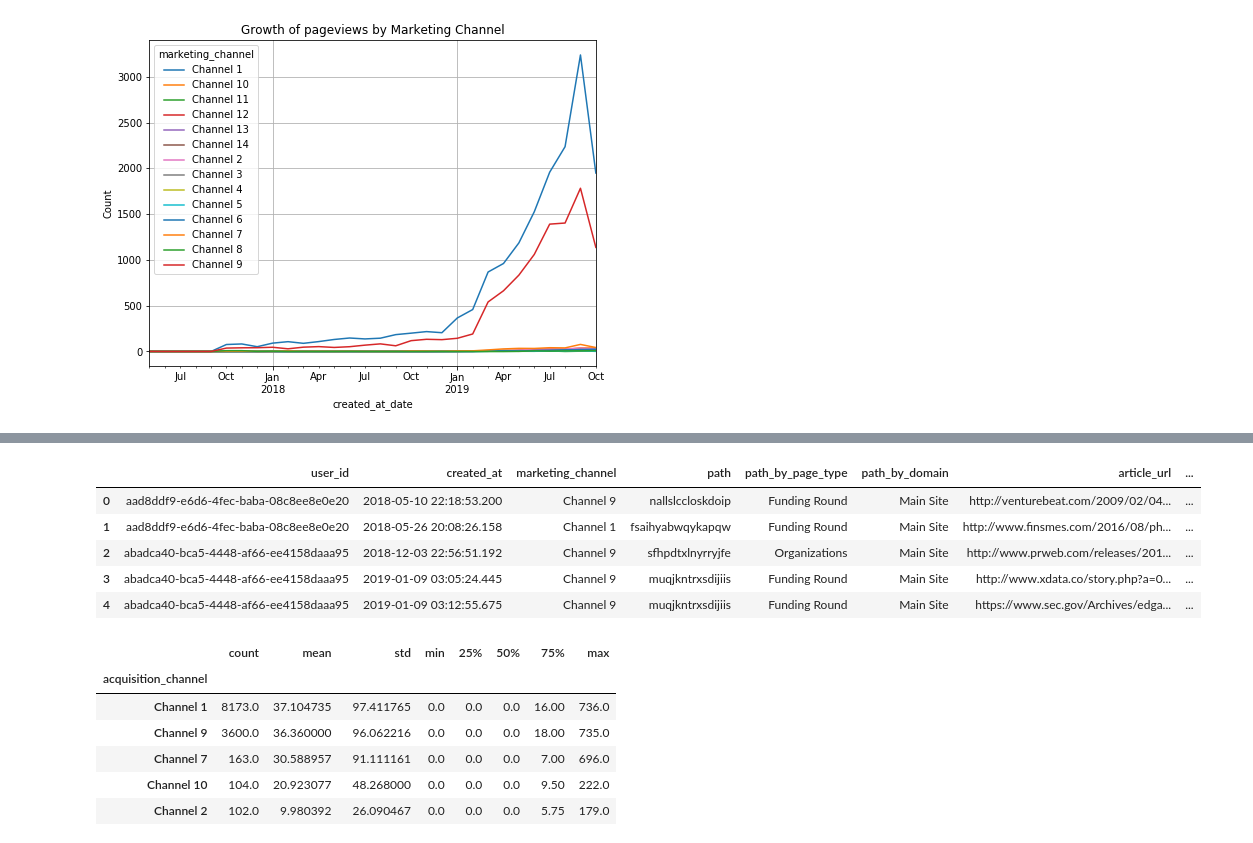
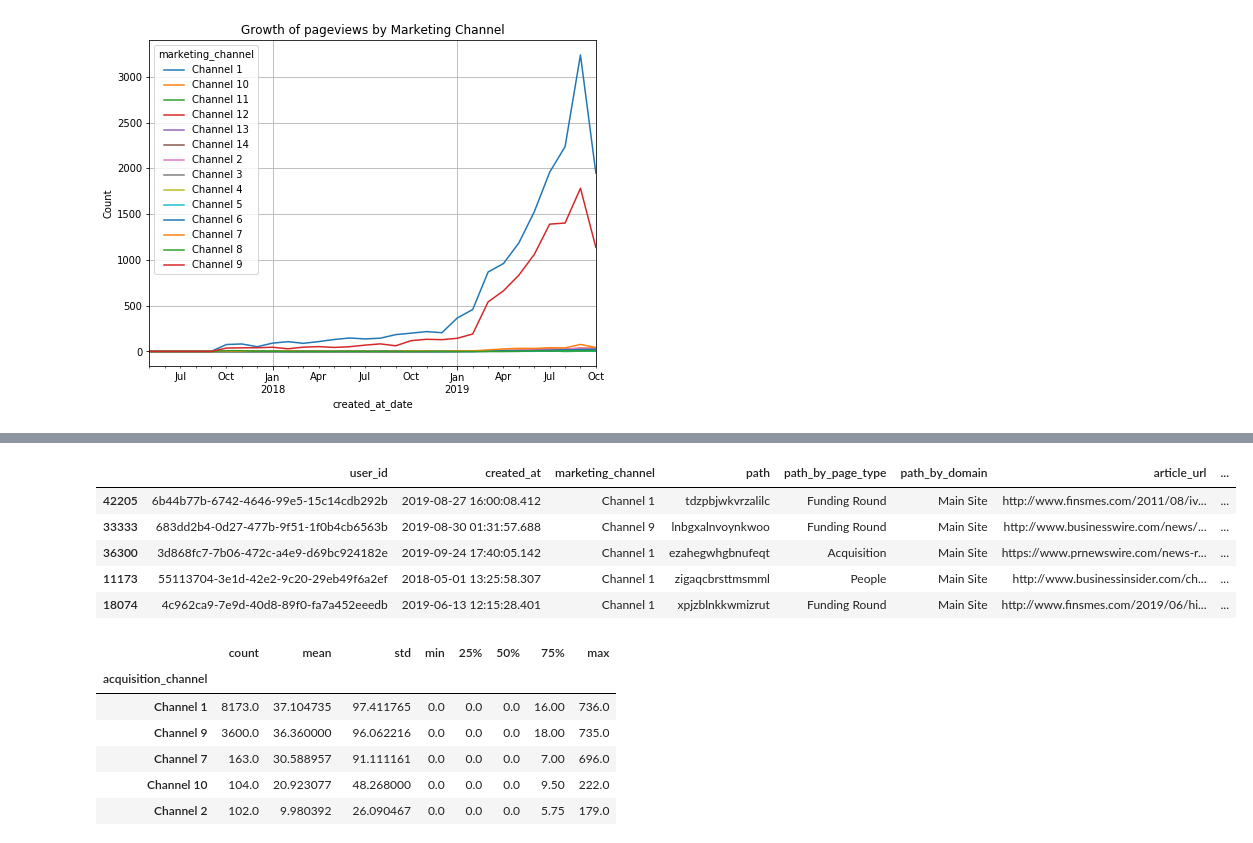
Before and after one commit to bethanymbaker/arch, a Jupyter notebook: notebooks/Crunchbase Challenge.ipynb, the cells around one changed output, grey strips where cells are left out. Saved outputs shown, nothing was run; the diff lists cells and outputs as text; code cells hidden in the pictures.

```diff
--- a/notebooks/Crunchbase Challenge.ipynb
+++ b/notebooks/Crunchbase Challenge.ipynb
@@ -81,33 +81,33 @@ dtype: int64
 # %%
 # Featurize pageviews
 pageviews['website'] = pageviews.article_url.apply(lambda url: urlparse(url).netloc)
 pageviews['page_rank'] = pageviews.groupby('user_id')['created_at'].rank('first')
 pageviews['total_pageviews'] = pageviews.groupby('user_id')['page_rank'].transform('max')
 pageviews['visit_number'] = pageviews.groupby('user_id')['created_at_date'].rank('dense')
 pageviews['first_visit_date'] = pageviews.groupby('user_id')['created_at_date'].transform('min')
 
 pageviews['user_cohort'] = pageviews.groupby('user_id')['created_at_date'].transform('min').dt.strftime('%Y-%m-01').map(pd.to_datetime)
 pageviews['is_first_page'] = pageviews.page_rank == 1
 pageviews['is_first_visit'] = pageviews.visit_number == 1
 pageviews['num_visits'] = pageviews.groupby('user_id')['visit_number'].transform('max')
 pageviews['last_visit_date'] = pageviews.groupby('user_id')['created_at_date'].transform('max')
 
 pageviews = pd.merge(pageviews,
                      pageviews[pageviews.page_rank == 1][['user_id', 'marketing_channel']].drop_duplicates()
                      .rename(columns={'marketing_channel': 'acquisition_channel'}),
                      on='user_id',
                      how='left')
 
 pageviews['days_since_first_visit'] = (pageviews.created_at_date - pageviews.first_visit_date).dt.days
 pageviews['customer_lifetime'] = (pageviews.last_visit_date - pageviews.first_visit_date).dt.days
-pageviews.head()
+pageviews.sample(5)
 # %% [output]
 |  | user_id | created_at | marketing_channel | path | path_by_page_type | path_by_domain | article_url | ... |
-| 0 | aad8ddf9-e6d6-4fec-baba-08c8ee8e0e20 | 2018-05-10 22:18:53.200 | Channel 9 | nallslccloskdoip | Funding Round | Main Site | http://venturebeat.com/2009/02/04... | ... |
-| 1 | aad8ddf9-e6d6-4fec-baba-08c8ee8e0e20 | 2018-05-26 20:08:26.158 | Channel 1 | fsaihyabwqykapqw | Funding Round | Main Site | http://www.finsmes.com/2016/08/ph... | ... |
-| 2 | abadca40-bca5-4448-af66-ee4158daaa95 | 2018-12-03 22:56:51.192 | Channel 9 | sfhpdtxlnyrryjfe | Organizations | Main Site | http://www.prweb.com/releases/201... | ... |
-| 3 | abadca40-bca5-4448-af66-ee4158daaa95 | 2019-01-09 03:05:24.445 | Channel 9 | muqjkntrxsdijiis | Funding Round | Main Site | http://www.xdata.co/story.php?a=0... | ... |
-| 4 | abadca40-bca5-4448-af66-ee4158daaa95 | 2019-01-09 03:12:55.675 | Channel 9 | muqjkntrxsdijiis | Funding Round | Main Site | https://www.sec.gov/Archives/edga... | ... |
+| 42205 | 6b44b77b-6742-4646-99e5-15c14cdb292b | 2019-08-27 16:00:08.412 | Channel 1 | tdzpbjwkvrzalilc | Funding Round | Main Site | http://www.finsmes.com/2011/08/iv... | ... |
+| 33333 | 683dd2b4-0d27-477b-9f51-1f0b4cb6563b | 2019-08-30 01:31:57.688 | Channel 9 | lnbgxalnvoynkwoo | Funding Round | Main Site | http://www.businesswire.com/news/... | ... |
+| 36300 | 3d868fc7-7b06-472c-a4e9-d69bc924182e | 2019-09-24 17:40:05.142 | Channel 1 | ezahegwhgbnufeqt | Acquisition | Main Site | https://www.prnewswire.com/news-r... | ... |
+| 11173 | 55113704-3e1d-42e2-9c20-29eb49f6a2ef | 2018-05-01 13:25:58.307 | Channel 1 | zigaqcbrsttmsmml | People | Main Site | http://www.businessinsider.com/ch... | ... |
+| 18074 | 4c962ca9-7e9d-40d8-89f0-fa7a452eeedb | 2019-06-13 12:15:28.401 | Channel 1 | xpjzblnkkwmizrut | Funding Round | Main Site | http://www.finsmes.com/2019/06/hi... | ... |
 # %%
 # Examine effect of marketing chanel on customer lifetime
 pageviews[['user_id', 'acquisition_channel', 'customer_lifetime']].drop_duplicates() \
```
Also changed, not shown: parts of 2 cells of this notebook.
